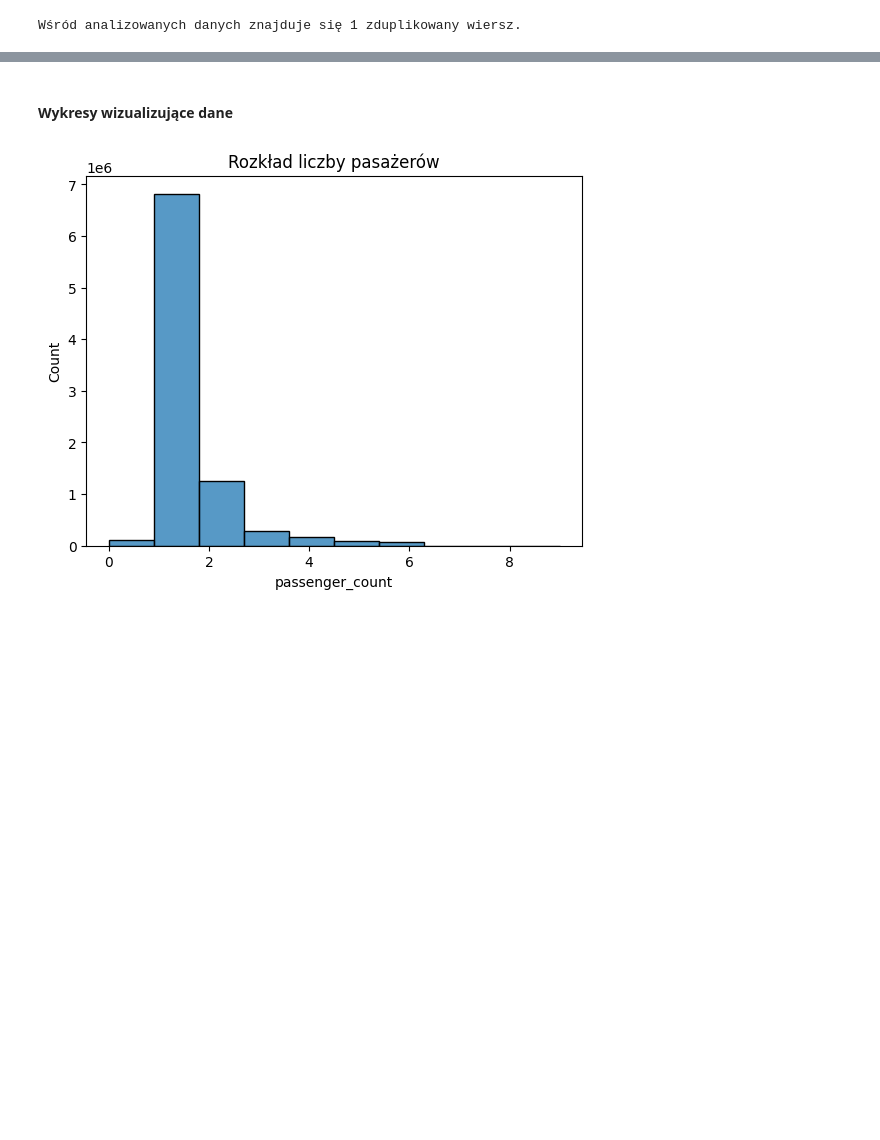
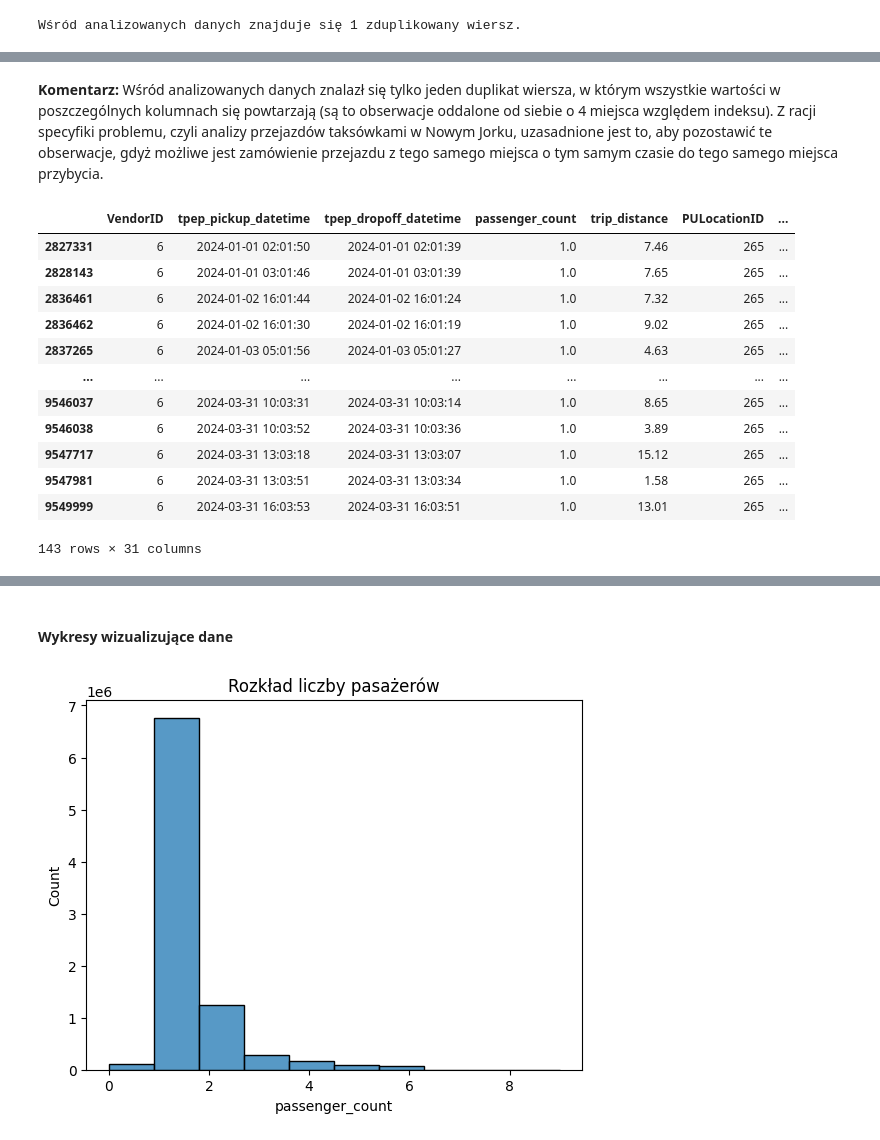
Before and after one commit to piotrkoz00/ds360-task-pmk, a Jupyter notebook: PMK_analiza_NYC.ipynb, the cells around one changed output, grey strips where cells are left out. Drawn from its saved outputs; the diff is of its cells as text; code cells hidden in the pictures; blank space fills up the shorter version.

```diff
--- a/PMK_analiza_NYC.ipynb
+++ b/PMK_analiza_NYC.ipynb
@@ -193,0 +245,2 @@ dtype: int64
+# %%
+df.drop(columns=missing_data_cols, inplace=True)
@@ -193,0 +267,2 @@ dtype: int64
+# %%
+df.dropna(inplace=True)
@@ -198,0 +302,24 @@ Wśród analizowanych danych znajduje się 1 zduplikowany wiersz.
+# %% [markdown]
+**Komentarz:** Wśród analizowanych danych znalazł się tylko jeden duplikat wiersza, w którym wszystkie wartości w poszczególnych kolumnach się powtarzają (są to obserwacje oddalone od siebie o 4 miejsca względem indeksu). Z racji specyfiki problemu, czyli analizy przejazdów taksówkami w Nowym Jorku, uzasadnione jest to, aby pozostawić te obserwacje, gdyż możliwe jest zamówienie przejazdu z tego samego miejsca o tym samym czasie do tego samego miejsca przybycia.
+# %%
+df['seconds_between_dates'] = abs((df['tpep_pickup_datetime'] - df['tpep_dropoff_datetime']) / pd.Timedelta(seconds=1))
+# %%
+wrong_dates = (df['tpep_dropoff_datetime'] < df['tpep_pickup_datetime'])
+# %%
+short_time_wrong_dates = wrong_dates & (df['trip_distance'] > 1) & (
+        df['seconds_between_dates'] < 60)
+df[short_time_wrong_dates]
+# %% [output]
+|  | VendorID | tpep_pickup_datetime | tpep_dropoff_datetime | passenger_count | trip_distance | PULocationID | ... |
+| 2827331 | 6 | 2024-01-01 02:01:50 | 2024-01-01 02:01:39 | 1.0 | 7.46 | 265 | ... |
+| 2828143 | 6 | 2024-01-01 03:01:46 | 2024-01-01 03:01:39 | 1.0 | 7.65 | 265 | ... |
+| 2836461 | 6 | 2024-01-02 16:01:44 | 2024-01-02 16:01:24 | 1.0 | 7.32 | 265 | ... |
+| 2836462 | 6 | 2024-01-02 16:01:30 | 2024-01-02 16:01:19 | 1.0 | 9.02 | 265 | ... |
+| 2837265 | 6 | 2024-01-03 05:01:56 | 2024-01-03 05:01:27 | 1.0 | 4.63 | 265 | ... |
+| ... | ... | ... | ... | ... | ... | ... | ... |
+| 9546037 | 6 | 2024-03-31 10:03:31 | 2024-03-31 10:03:14 | 1.0 | 8.65 | 265 | ... |
+| 9546038 | 6 | 2024-03-31 10:03:52 | 2024-03-31 10:03:36 | 1.0 | 3.89 | 265 | ... |
+| 9547717 | 6 | 2024-03-31 13:03:18 | 2024-03-31 13:03:07 | 1.0 | 15.12 | 265 | ... |
+| 9547981 | 6 | 2024-03-31 13:03:51 | 2024-03-31 13:03:34 | 1.0 | 1.58 | 265 | ... |
+| 9549999 | 6 | 2024-03-31 16:03:53 | 2024-03-31 16:03:51 | 1.0 | 13.01 | 265 | ... |
+143 rows × 31 columns
```
Also changed, not shown: parts of 31 cells of this notebook, 2 other files.
